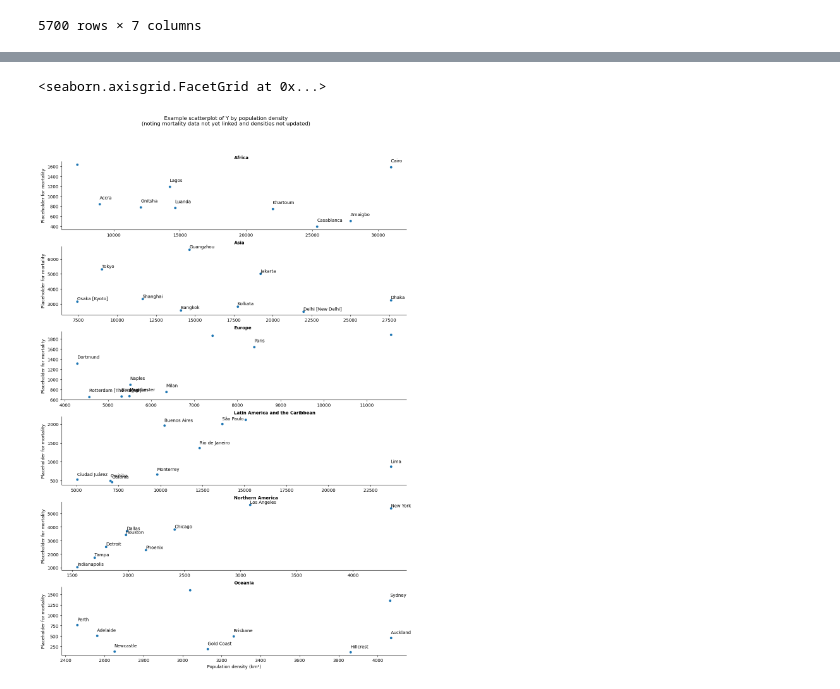
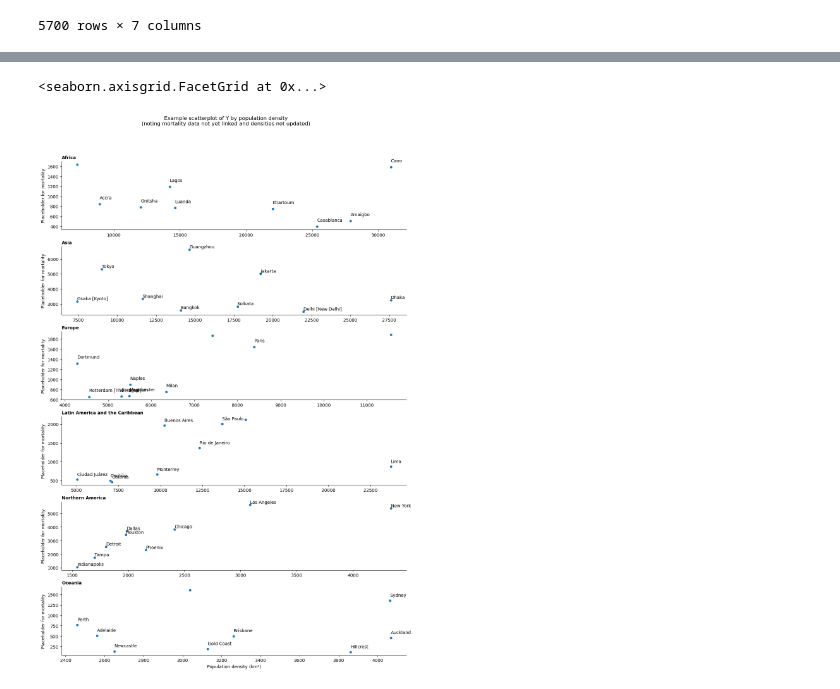
Before and after one commit to carlhiggs/urban_density_covid_linkage, a Jupyter notebook: Population and region data linkage.ipynb, the cells around one changed output, grey strips where cells are left out. Drawn from its saved outputs; the diff is of its cells as text; code cells hidden in the pictures.

Commit message:
improved dataframe naming for improved clarity, and updated draft plot formatting

```diff
--- a/Population and region data linkage.ipynb
+++ b/Population and region data linkage.ipynb
@@ -150,32 +150,32 @@ def annotate_points(x,y,t,offset=100,df=None, **kwargs):
         ax.annotate(row[t], xy=(row[x],row[y]+offset))
 
 markers=['x','o','^']
 
 # scatter plot of y with regard to x by col with levels of hue
 g = sns.FacetGrid(sample, col='GRGN_L1',col_wrap=1,aspect=4,
                   #hue='region_density_tertile',
                   sharex=False,
                  sharey=False)
 g.map(sns.scatterplot,'population_density_2015','AREA')
 #g = sns.lmplot(x="population_density_2015",
 #               y="AREA",
 #               #hue="region_density_tertile",
 #               col="GRGN_L1",
 #               data=sdf,
 #               height=3,
 #               aspect=2,
 #               col_wrap=1,
 #               sharex=False,
 #               sharey=False,
 #               legend=True,
 #               #markers=markers,
 #               fit_reg=False)
 
 g.map_dataframe(annotate_points,'population_density_2015','AREA','UC_NM_MN')
-g.set_titles('{col_name}',fontdict= { 'fontsize': 24, 'fontweight':'bold', 'horizontalalignment':'left'})
+g.set_titles('{col_name}',fontdict= { 'fontsize': 24, 'fontweight':'bold', 'horizontalalignment':'left','x':0})
 g.fig.subplots_adjust(top=0.9) # adjust the Figure in rp
 g.fig.suptitle('Example scatterplot of Y by population density\n(noting mortality data not yet linked and densities not updated)')
 g.set_axis_labels("Population density (km²)", "Placeholder for mortality")
 # %% [output]
 <seaborn.axisgrid.FacetGrid at 0x...>
-[figure, old version]
+[figure, new version]
```
Also changed, not shown: parts of 10 cells of this notebook.
